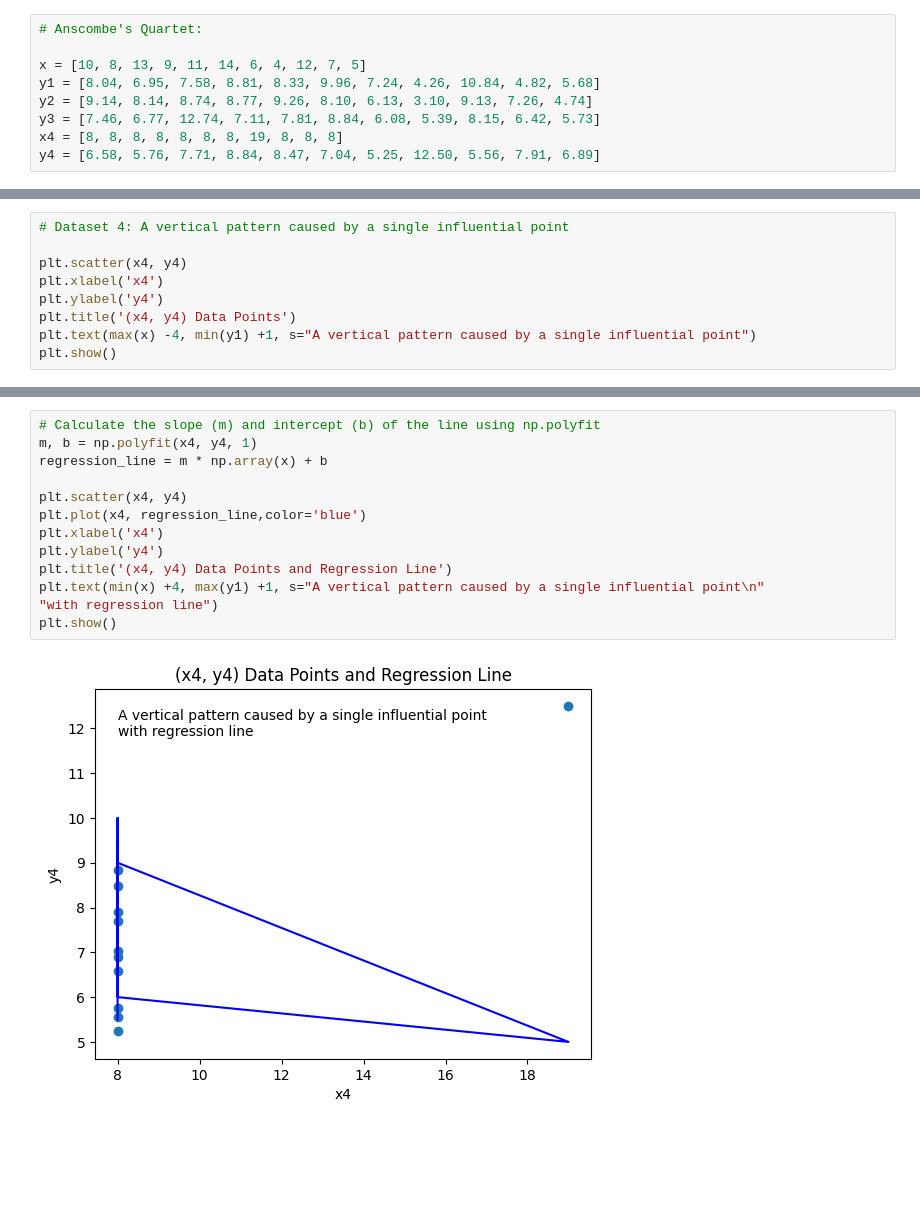
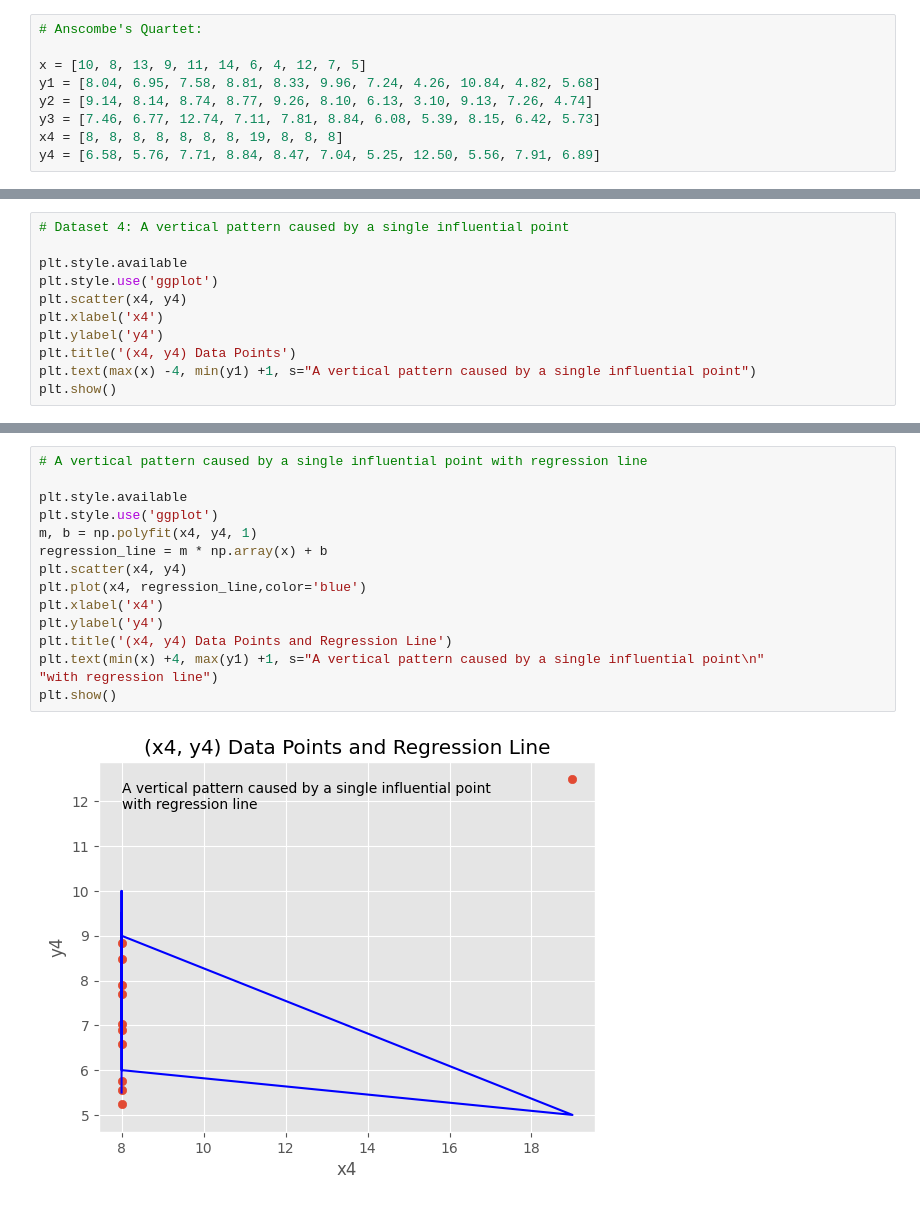
Before and after one commit to kamangirkhan/Data110, a Jupyter notebook: ArashNateghian_data110_week2_sp25.ipynb, the cells around one changed output, grey strips where cells are left out. Drawn from its saved outputs; the diff is of its cells as text; blank space fills up the shorter version.

```diff
--- a/ArashNateghian_data110_week2_sp25.ipynb
+++ b/ArashNateghian_data110_week2_sp25.ipynb
@@ -188,6 +188,8 @@ plt.show()
 # %%
 # Dataset 4: A vertical pattern caused by a single influential point
 
+plt.style.available
+plt.style.use('ggplot')
 plt.scatter(x4, y4)
 plt.xlabel('x4')
 plt.ylabel('y4')
@@ -199,15 +201,17 @@ plt.show()
 # %%
-# Calculate the slope (m) and intercept (b) of the line using np.polyfit
+# A vertical pattern caused by a single influential point with regression line
+
+plt.style.available
+plt.style.use('ggplot')
 m, b = np.polyfit(x4, y4, 1)
 regression_line = m * np.array(x) + b
-
 plt.scatter(x4, y4)
 plt.plot(x4, regression_line,color='blue')
 plt.xlabel('x4')
 plt.ylabel('y4')
 plt.title('(x4, y4) Data Points and Regression Line')
 plt.text(min(x) +4, max(y1) +1, s="A vertical pattern caused by a single influential point\n"
 "with regression line")
 plt.show()
 # %% [output]
-[figure, old version]
+[figure, new version]
```
Also changed, not shown: parts of 7 cells of this notebook.
